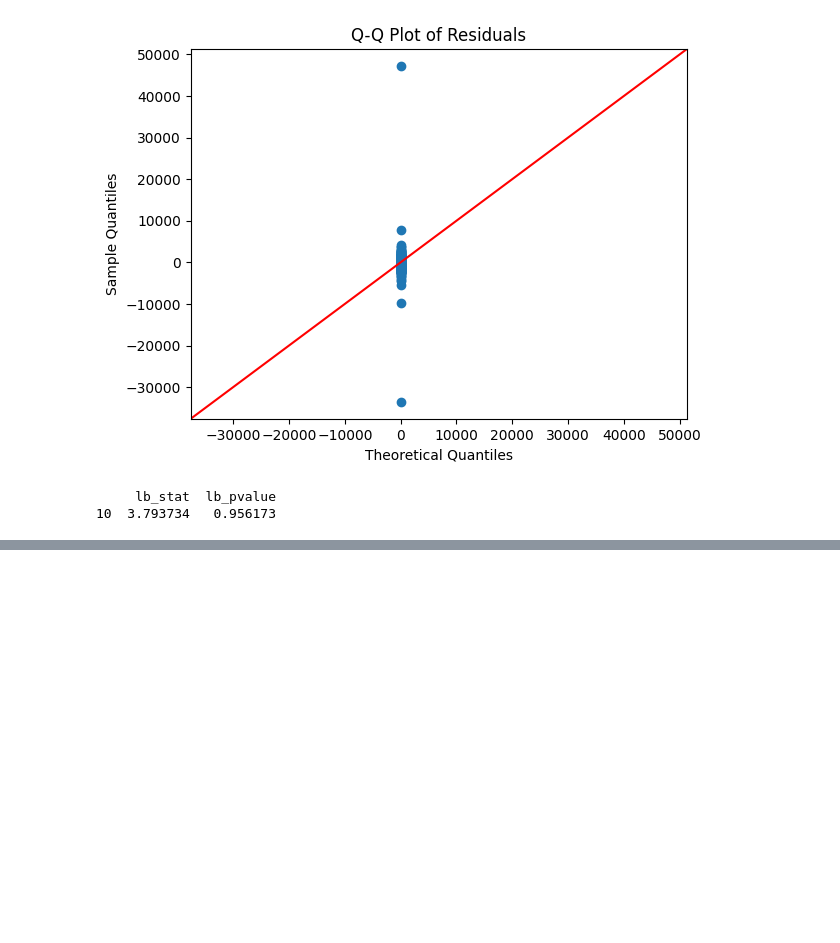
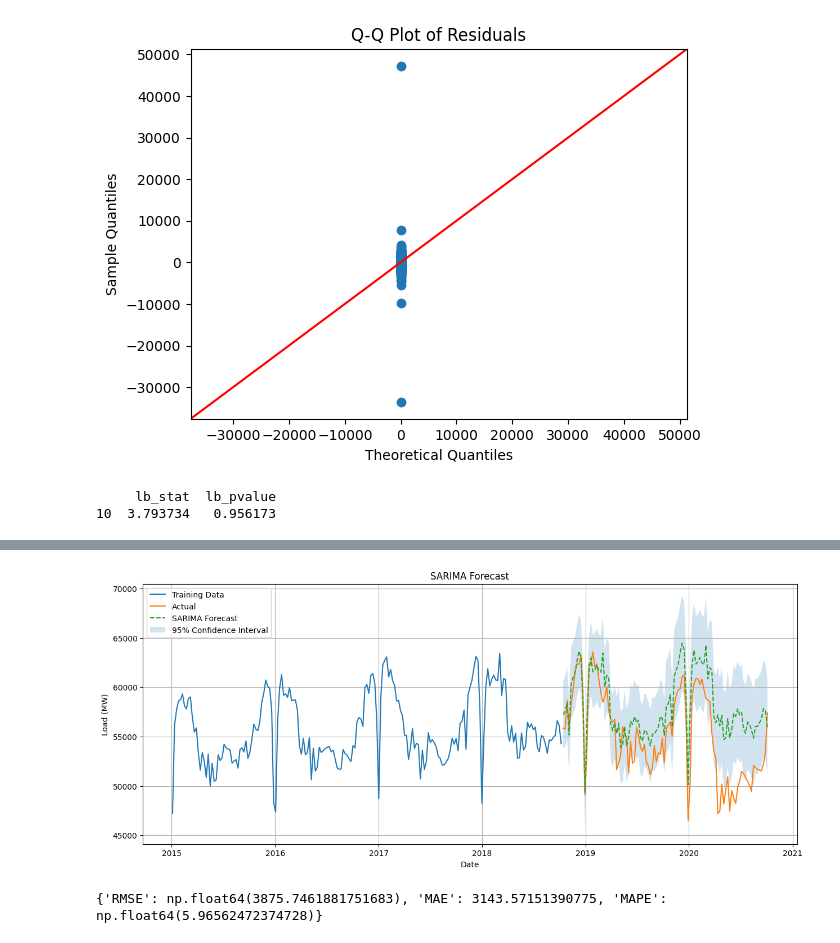
Before and after one commit to dekshinaudayan/german-electricity-demand-forecasting, a Jupyter notebook: notebooks/04_SARIMA_Model.ipynb, the cells around one changed output, grey strips where cells are left out. Drawn from its saved outputs; the diff is of its cells as text; code cells hidden in the pictures; blank space fills up the shorter version.

Commit message:
Complete SARIMA forecasting model implementation

```diff
--- a/notebooks/04_SARIMA_Model.ipynb
+++ b/notebooks/04_SARIMA_Model.ipynb
@@ -325,0 +330,72 @@ print(ljung_box)
+# %%
+# Generate forecasts for the testing period
+
+sarima_forecast = sarima_results.get_forecast(
+    steps=len(test)
+)
+
+forecast_mean = sarima_forecast.predicted_mean
+
+forecast_ci = sarima_forecast.conf_int()
+# %%
+plt.figure(figsize=(15,6))
+
+# Training data
+plt.plot(
+    train.index,
+    train["load"],
+    label="Training Data"
+)
+
+# Actual values
+plt.plot(
+    test.index,
+    test["load"],
+    label="Actual"
+)
+
+# Forecast
+plt.plot(
+    test.index,
+    forecast_mean,
+    linestyle="--",
+    label="SARIMA Forecast"
+)
+
+# Confidence interval
+plt.fill_between(
+    test.index,
+    forecast_ci.iloc[:,0],
+    forecast_ci.iloc[:,1],
+    alpha=0.2,
+    label="95% Confidence Interval"
+)
+
+plt.title("SARIMA Forecast")
+
+plt.xlabel("Date")
+
+plt.ylabel("Load (MW)")
+
+plt.legend()
+
+plt.grid(True)
+
+plt.savefig(
+    "sarima_forecast.png",
+    dpi=300,
+    bbox_inches="tight"
+)
+
+plt.show()
+# %% [output]
+[figure, added]
+# %%
+sarima_metrics = evaluate_forecast(
+    test["load"],
+    forecast_mean
+)
+
+print(sarima_metrics)
+# %% [output]
+{'RMSE': np.float64(3875.7461881751683), 'MAE': 3143.57151390775, 'MAPE': np.float64(5.96562472374728)}
```
Also changed, not shown: parts of 3 cells of this notebook.
